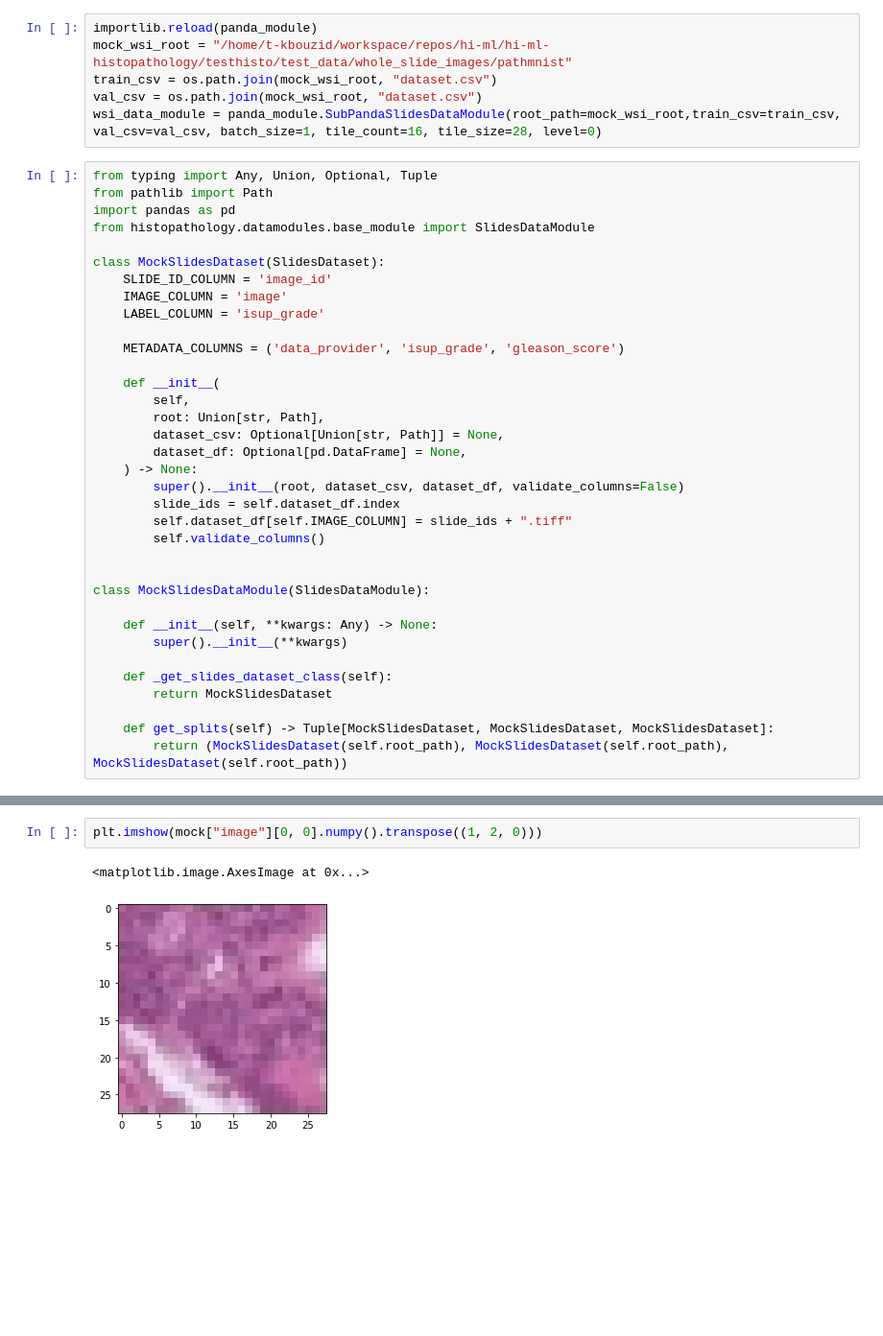
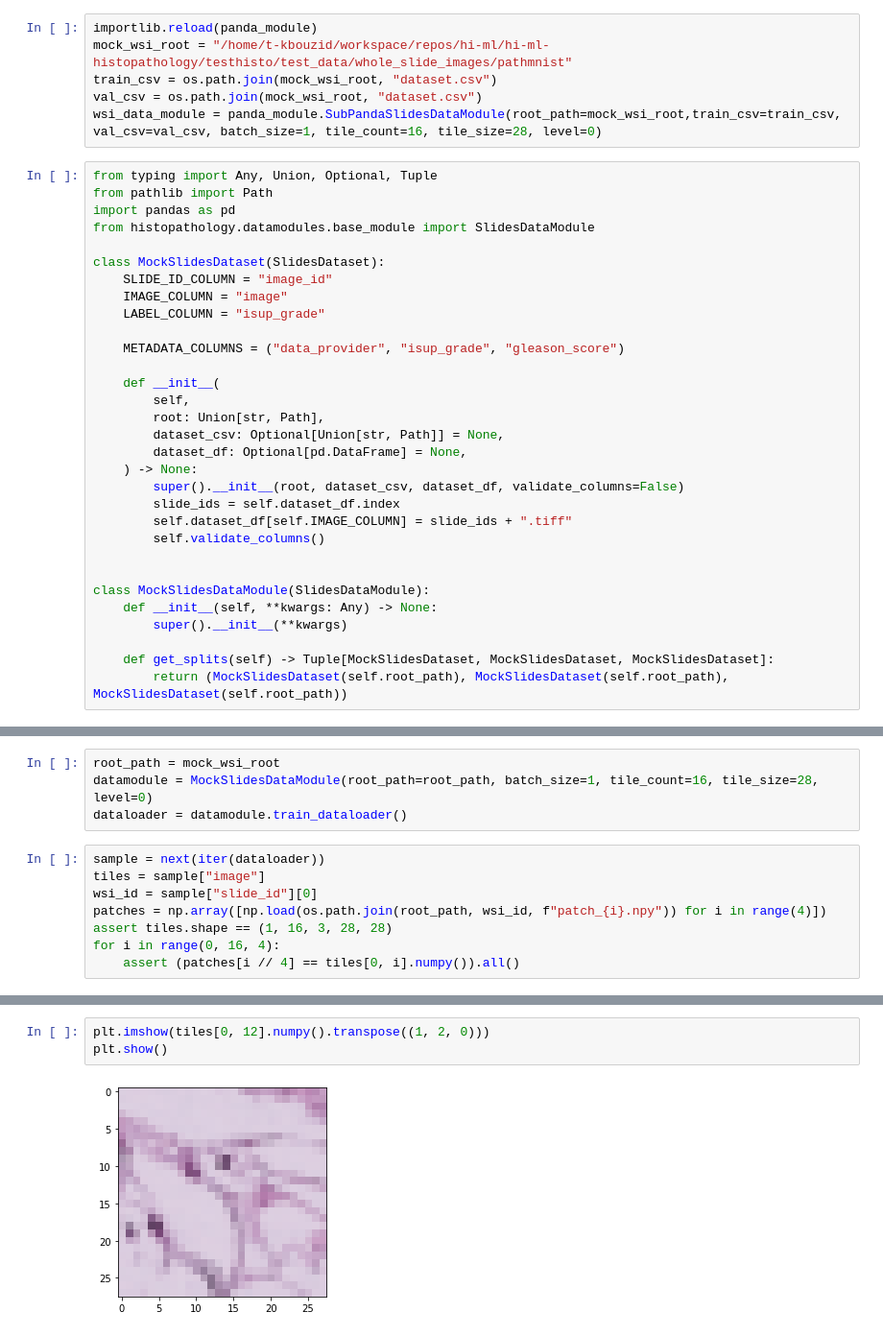
Before and after one commit to microsoft/hi-ml, a Jupyter notebook: hi-ml-histopathology/src/test_dataloaders.ipynb, the cells around one changed output, grey strips where cells are left out. Shown: that part at 96% size. Cells and saved outputs as stored; diff of their text form; blank space fills up the shorter version.

```diff
--- a/hi-ml-histopathology/src/test_dataloaders.ipynb
+++ b/hi-ml-histopathology/src/test_dataloaders.ipynb
@@ -151,11 +151,11 @@ import pandas as pd
 from histopathology.datamodules.base_module import SlidesDataModule
 
 class MockSlidesDataset(SlidesDataset):
-    SLIDE_ID_COLUMN = 'image_id'
-    IMAGE_COLUMN = 'image'
-    LABEL_COLUMN = 'isup_grade'
+    SLIDE_ID_COLUMN = "image_id"
+    IMAGE_COLUMN = "image"
+    LABEL_COLUMN = "isup_grade"
 
-    METADATA_COLUMNS = ('data_provider', 'isup_grade', 'gleason_score')
+    METADATA_COLUMNS = ("data_provider", "isup_grade", "gleason_score")
 
     def __init__(
         self,
@@ -170,12 +170,8 @@ class MockSlidesDataset(SlidesDataset):
 
 
 class MockSlidesDataModule(SlidesDataModule):
-
     def __init__(self, **kwargs: Any) -> None:
         super().__init__(**kwargs)
 
-    def _get_slides_dataset_class(self):
-        return MockSlidesDataset
-
     def get_splits(self) -> Tuple[MockSlidesDataset, MockSlidesDataset, MockSlidesDataset]:
         return (MockSlidesDataset(self.root_path), MockSlidesDataset(self.root_path), MockSlidesDataset(self.root_path))
@@ -191,0 +178,12 @@ path = mock["slide_id"][0] + ".tiff"
+# %%
+root_path = mock_wsi_root
+datamodule = MockSlidesDataModule(root_path=root_path, batch_size=1, tile_count=16, tile_size=28, level=0)
+dataloader = datamodule.train_dataloader()
+# %%
+sample = next(iter(dataloader))
+tiles = sample["image"]
+wsi_id = sample["slide_id"][0]
+patches = np.array([np.load(os.path.join(root_path, wsi_id, f"patch_{i}.npy")) for i in range(4)])
+assert tiles.shape == (1, 16, 3, 28, 28)
+for i in range(0, 16, 4):
+    assert (patches[i // 4] == tiles[0, i].numpy()).all()
@@ -200,5 +232,5 @@ original.shape
 # %%
-plt.imshow(mock["image"][0, 0].numpy().transpose((1, 2, 0)))
+plt.imshow(tiles[0, 12].numpy().transpose((1, 2, 0)))
+plt.show()
 # %% [output]
-<matplotlib.image.AxesImage at 0x...>
-[figure, old version]
+[figure, new version]
```
Also changed, not shown: parts of 15 cells of this notebook, 2 other files.
